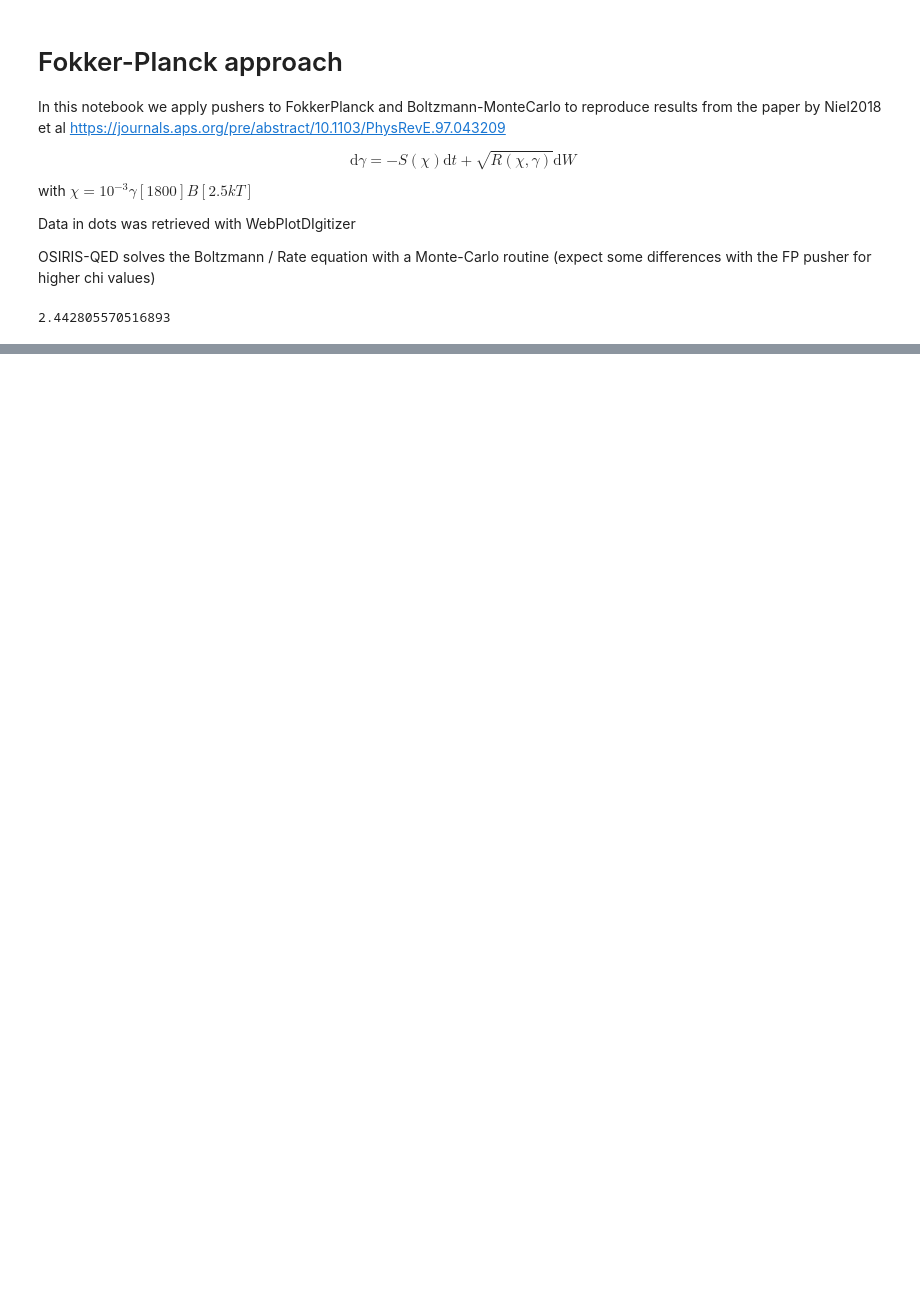
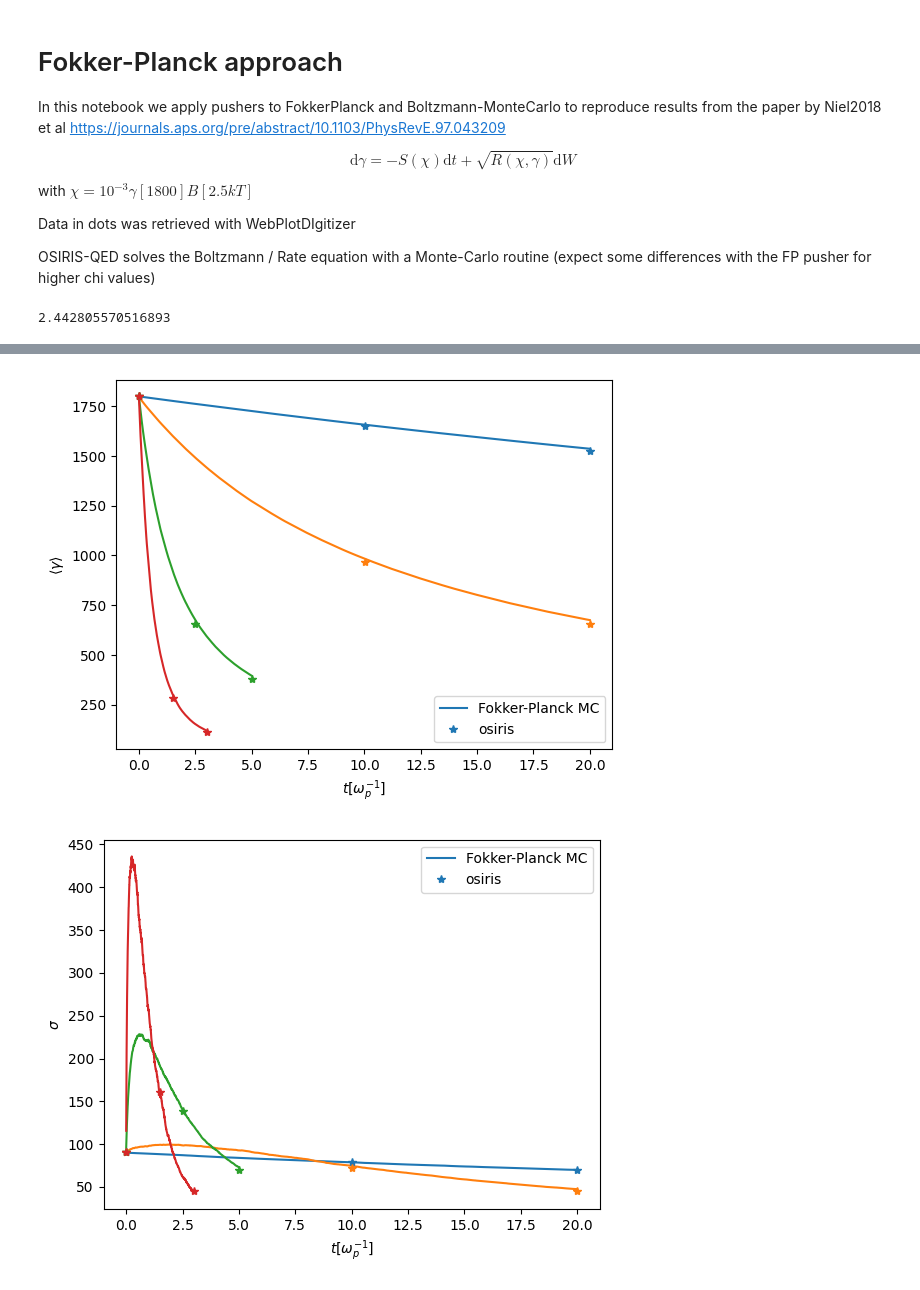
Before and after one commit to RePlasma/PhysRevE.97.043209, a Jupyter notebook: pusherFP.ipynb, the cells around one changed output, grey strips where cells are left out. Drawn from its saved outputs; the diff is of its cells as text; code cells hidden in the pictures; blank space fills up the shorter version.

```diff
--- a/pusherFP.ipynb
+++ b/pusherFP.ipynb
@@ -66,6 +61,26 @@ def plotOsiris(chiSim='chi1e-0', t=0):
     ytmp, xtmp = np.histogram(enedist, enelst, weights = qdist)
     ytmp, xtmp = np.array(ytmp), np.array(arraycenter(xtmp))
     return ytmp, xtmp
+
+def momOsiris(chiSim='chi1e-0', t=0):
+    files = glob.glob('osirisSimulations/'+chiSim+'/MS/RAW/electrons/*.h5')
+    files.sort()
+    if(t==0):
+        filef = h5py.File(files[t], 'r')
+    elif(t==1):
+        filef = h5py.File(files[int(len(files)/2)], 'r')
+    else:
+        filef = h5py.File(files[-1], 'r')
+    enedist = np.array(filef['ene'])
+    qdist = np.array(filef['q'])*-1
+    mom1 = np.sum(qdist*enedist)/np.sum(qdist)
+    mom2 = np.sqrt( np.sum(qdist*(enedist-mom1)**2)/np.sum(qdist) )
+    return mom1, mom2
+# %%
+chi3osirismom1, chi3osirismom2 = np.transpose(np.array([momOsiris(chiSim='chi1e-3',t=0), momOsiris(chiSim='chi1e-3',t=1), momOsiris(chiSim='chi1e-3',t=2)]))
+chi2osirismom1, chi2osirismom2 = np.transpose(np.array([momOsiris(chiSim='chi1e-2',t=0), momOsiris(chiSim='chi1e-2',t=1), momOsiris(chiSim='chi1e-2',t=2)]))
+chi1osirismom1, chi1osirismom2 = np.transpose(np.array([momOsiris(chiSim='chi1e-1',t=0), momOsiris(chiSim='chi1e-1',t=1), momOsiris(chiSim='chi1e-1',t=2)]))
+chi0osirismom1, chi0osirismom2 = np.transpose(np.array([momOsiris(chiSim='chi1e-0',t=0), momOsiris(chiSim='chi1e-0',t=1), momOsiris(chiSim='chi1e-0',t=2)]))
 # %%
 # plot
 ytmp0, xtmp = plotOsiris(chiSim='chi1e-3', t=0)
@@ -153,0 +197,31 @@ plt.show()
+# %%
+tlst3 = np.linspace(0,20,len(chi3mom1)); tlst2 = np.linspace(0,20,len(chi3mom1)); tlst1 = np.linspace(0,5,len(chi3mom1)); tlst0 = np.linspace(0,3,len(chi3mom1))
+
+plt.plot(tlst3, chi3mom1, label='Fokker-Planck MC')
+plt.plot(tlst2, chi2mom1)
+plt.plot(tlst1, chi1mom1)
+plt.plot(tlst0, chi0mom1)
+plt.plot(tlst3[[0,int(len(chi3mom1)/2),-1]], chi3osirismom1, '*', color='tab:blue', label=r'osiris')
+plt.plot(tlst2[[0,int(len(chi3mom1)/2),-1]], chi2osirismom1, '*', color='tab:orange')
+plt.plot(tlst1[[0,int(len(chi3mom1)/2),-1]], chi1osirismom1, '*', color='tab:green')
+plt.plot(tlst0[[0,int(len(chi3mom1)/2),-1]], chi0osirismom1, '*', color='tab:red')
+plt.xlabel(r'$t[\omega_p^{-1}]$')
+plt.ylabel(r'$\langle \gamma \rangle$')
+plt.legend()
+plt.show()
+
+plt.plot(tlst3, chi3mom2, label='Fokker-Planck MC')
+plt.plot(tlst2, chi2mom2)
+plt.plot(tlst1, chi1mom2)
+plt.plot(tlst0, chi0mom2)
+plt.plot(tlst3[[0,int(len(chi3mom1)/2),-1]], chi3osirismom2, '*', color='tab:blue', label=r'osiris')
+plt.plot(tlst2[[0,int(len(chi3mom1)/2),-1]], chi2osirismom2, '*', color='tab:orange')
+plt.plot(tlst1[[0,int(len(chi3mom1)/2),-1]], chi1osirismom2, '*', color='tab:green')
+plt.plot(tlst0[[0,int(len(chi3mom1)/2),-1]], chi0osirismom2, '*', color='tab:red')
+plt.xlabel(r'$t[\omega_p^{-1}]$')
+plt.ylabel(r'$\sigma$')
+plt.legend()
+plt.show()
+# %% [output]
+[figure, added]
+[figure, added]
```
Also changed, not shown: parts of 4 cells of this notebook, 17 other files.
